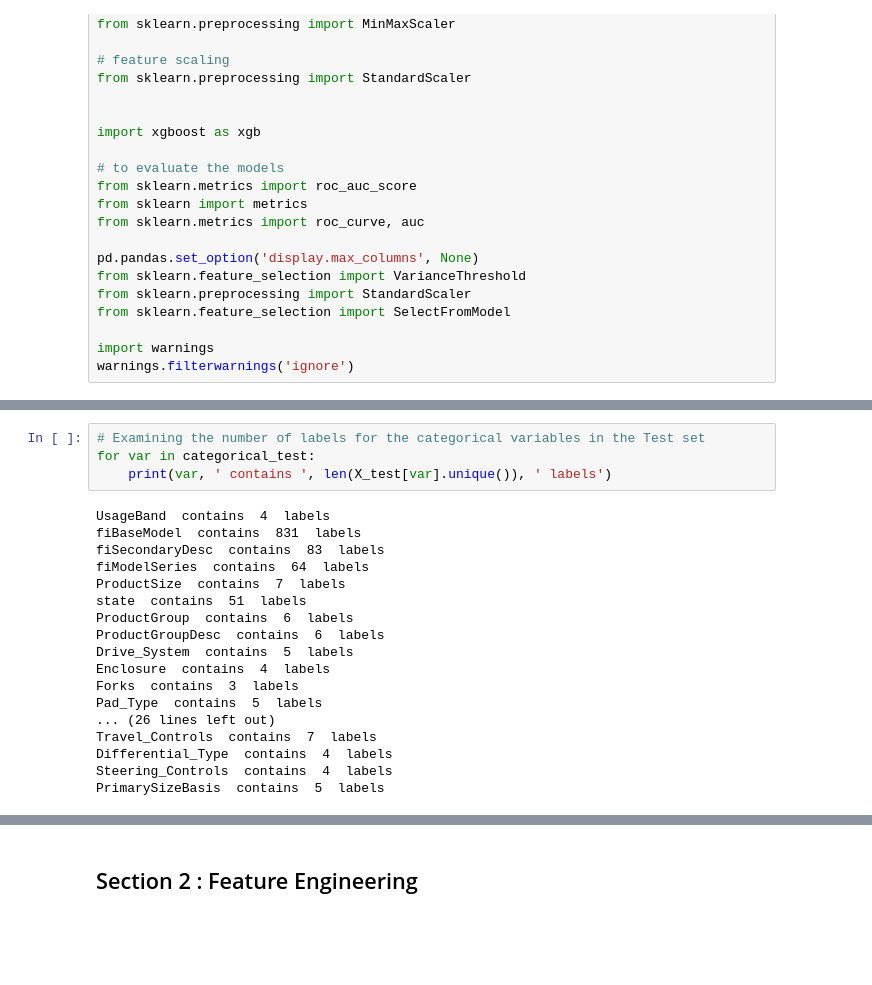
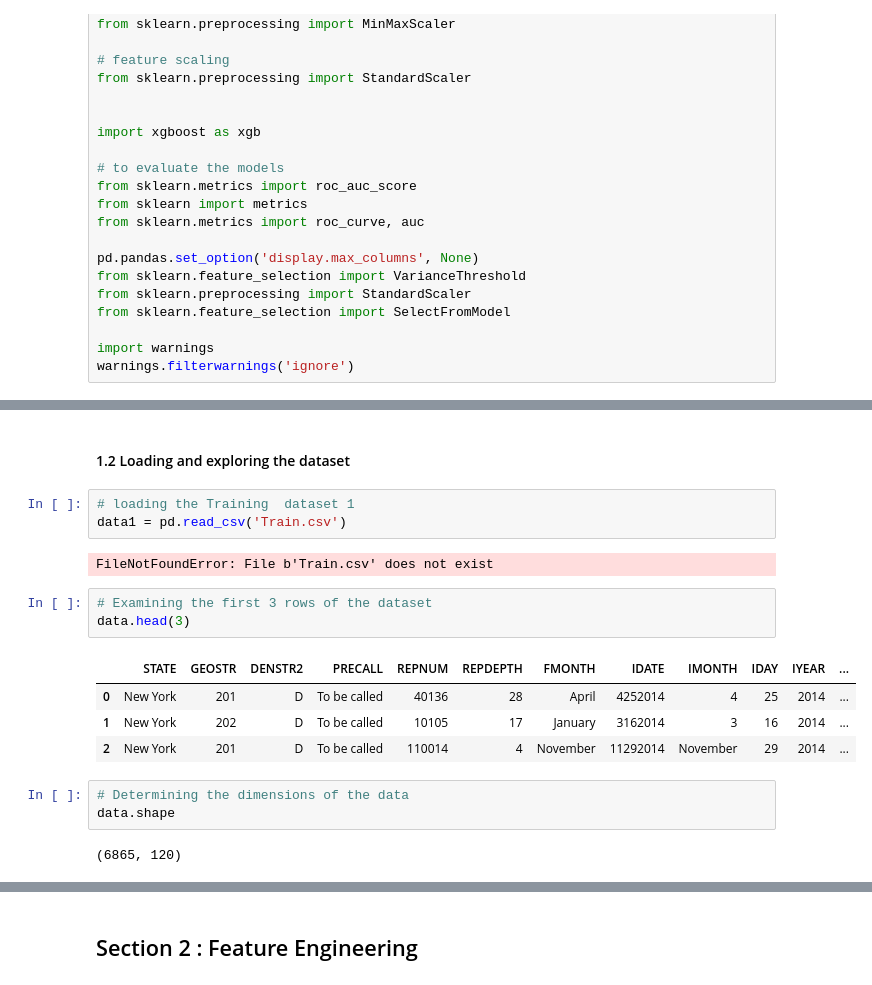
Before and after one commit to cbenne23/BULDOZERS-PROJECT, a Jupyter notebook: Buldozers_Fe_Sel.ipynb, the cells around one changed output, grey strips where cells are left out. Saved outputs shown, nothing was run; the diff lists cells and outputs as text; blank space fills up the shorter version.

```diff
--- a/Buldozers_Fe_Sel.ipynb
+++ b/Buldozers_Fe_Sel.ipynb
@@ -619,22 +86,20 @@ PrimarySizeBasis  contains  5  labels
-# %%
-# Examining the number of labels for the categorical variables in the Test set
-for var in categorical_test:
-    print(var, ' contains ', len(X_test[var].unique()), ' labels')
-# %% [output]
-UsageBand  contains  4  labels
-fiBaseModel  contains  831  labels
-fiSecondaryDesc  contains  83  labels
-fiModelSeries  contains  64  labels
-ProductSize  contains  7  labels
-state  contains  51  labels
-ProductGroup  contains  6  labels
-ProductGroupDesc  contains  6  labels
-Drive_System  contains  5  labels
-Enclosure  contains  4  labels
-Forks  contains  3  labels
-Pad_Type  contains  5  labels
-... (26 lines left out)
-Travel_Controls  contains  7  labels
-Differential_Type  contains  4  labels
-Steering_Controls  contains  4  labels
-PrimarySizeBasis  contains  5  labels
+# %% [markdown]
+#### 1.2 Loading and exploring the dataset
+# %%
+# loading the Training  dataset 1
+data1 = pd.read_csv('Train.csv')
+# %% [output]
+FileNotFoundError: File b'Train.csv' does not exist
+# %%
+# Examining the first 3 rows of the dataset
+data.head(3)
+# %% [output]
+|  | STATE | GEOSTR | DENSTR2 | PRECALL | REPNUM | REPDEPTH | FMONTH | IDATE | IMONTH | IDAY | IYEAR | ... |
+| 0 | New York | 201 | D | To be called | 40136 | 28 | April | 4252014 | 4 | 25 | 2014 | ... |
+| 1 | New York | 202 | D | To be called | 10105 | 17 | January | 3162014 | 3 | 16 | 2014 | ... |
+| 2 | New York | 201 | D | To be called | 110014 | 4 | November | 11292014 | November | 29 | 2014 | ... |
+# %%
+# Determining the dimensions of the data
+data.shape
+# %% [output]
+(6865, 120)
```
Also changed, not shown: parts of 308 cells of this notebook.
